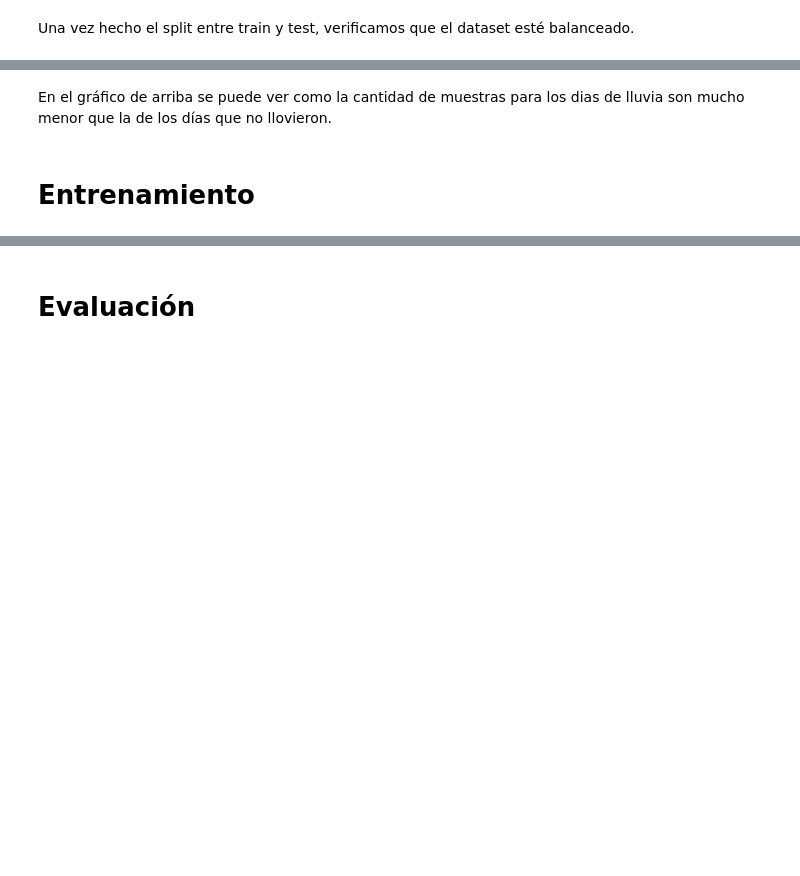
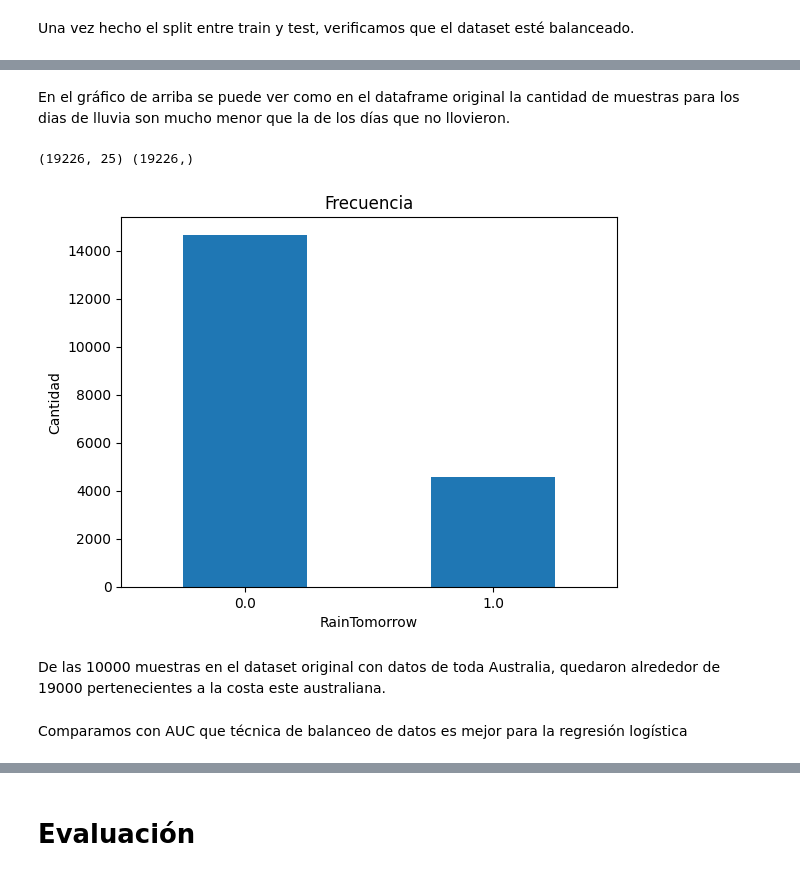
Before and after one commit to itssofiarce/AA1-TUIA-Petetta-Arce, a Jupyter notebook: TP_integrador_AA1_RL.ipynb, the cells around one changed output, grey strips where cells are left out. Saved outputs shown, nothing was run; the diff lists cells and outputs as text; code cells hidden in the pictures; blank space fills up the shorter version.

```diff
--- a/TP_integrador_AA1_RL.ipynb
+++ b/TP_integrador_AA1_RL.ipynb
@@ -149,7 +150,7 @@ class BoolYNDropperEncoder(BaseEstimator, TransformerMixin):
 
     def transform(self, X):
       X.dropna(subset=['RainToday'], inplace=True)
-      #X['RainTomorrow'] = X['RainTomorrow'].map({'No': 0, 'Yes': 1}).astype(float)
+      X['RainTomorrow'] = X['RainTomorrow'].map({'No': 0, 'Yes': 1}).astype(float)
       X['RainToday'] = X['RainToday'].map({'No': 0, 'Yes': 1}).astype(float)
 
       return X
@@ -159,7 +160,7 @@ class Standarizer(BaseEstimator, TransformerMixin):
       return self
   def transform(self, X):
     # Exclusión de variables booleanas y RainfallTmorrow porque no serán estandarizaradas
-    exc_c = ['RainToday']#,'RainTomorrow' ,'Canberra','Cobar', 'Dartmoor', 'Melbourne', 'MelbourneAirport', 'MountGambier', 'Sydney', 'SydneyAirport']
+    exc_c = ['RainToday', 'RainTomorrow']#, ,'Canberra','Cobar', 'Dartmoor', 'Melbourne', 'MelbourneAirport', 'MountGambier', 'Sydney', 'SydneyAirport']
 
     # Estandarización
     df_sub = X[[col for col in X.columns if col not in exc_c]]
@@ -200,17 +201,17 @@ class RLValDropper(BaseEstimator, TransformerMixin):
     return X
 # %%
 preprocessor = Pipeline([
+     ('drop_null_val_rl', RLValDropper()),
      ('drop_not_needed_features', ColDropper()),
-     #('drop_nor_needed_locations',LocDropper()),
-     #('yes_no_dropper_encoder', BoolYNDropperEncoder()),
-     #('fill_null_cat', CatFiller()),
-     #('fill_num_cat', NumFiller()),
-     #('encode_loc', LocEncoder()),
-     #('encode_wind_dir', CoordRecat()),
-     #('reset_index',ResetIndex()),
-     #('treat_outliers',OutliersTreater()),
-     # ('standariza_values', Standarizer()),
-     # ('drop_null_val_rl', RLValDropper())
+     ('drop_nor_needed_locations',LocDropper()),
+     ('yes_no_dropper_encoder', BoolYNDropperEncoder()),
+     ('fill_null_cat', CatFiller()),
+     ('fill_num_cat', NumFiller()),
+     ('encode_loc', LocEncoder()),
+     ('encode_wind_dir', CoordRecat()),
+     ('reset_index',ResetIndex()),
+     ('treat_outliers',OutliersTreater()),
+     ('standariza_values', Standarizer())
 ])
 # %% [markdown]
 # Train-Test split
@@ -252,0 +248,13 @@ df_train.describe()
+# %%
+def plot_balance(df):
+  ### Balance de datos:
+  rain_classes = pd.value_counts(df['RainTomorrow'], sort = True)
+  rain_classes.plot(kind = 'bar', rot=0)
+  plt.xticks(range(2))
+  plt.title("Frecuencia")
+  plt.xlabel("RainTomorrow")
+  plt.ylabel("Cantidad")
+  X_train_resampled=df.drop(['RainTomorrow'], axis=1)
+  y_train_resampled=df['RainTomorrow']
+  print(X_train_resampled.shape, y_train_resampled.shape)
+  plt.show()
@@ -266,4 +283,11 @@ Text(0, 0.5, 'Cantidad')
 # %% [markdown]
-En el gráfico de arriba se puede ver como la cantidad de muestras para los dias de lluvia son mucho menor que la de los días que no llovieron.
+En el gráfico de arriba se puede ver como en el dataframe original la cantidad de muestras para los dias de lluvia son mucho menor que la de los días que no llovieron.
-# %% [markdown]
-# Entrenamiento
+# %%
+plot_balance(df_train)
+# %% [output]
+(19226, 25) (19226,)
+[figure, added]
+# %% [markdown]
+De las 10000 muestras en el dataset original con datos de toda Australia, quedaron alrededor de 19000 pertenecientes a la costa este australiana.
+# %% [markdown]
+Comparamos con AUC que técnica de balanceo de datos es mejor para la regresión logística
```
Also changed, not shown: parts of 38 cells of this notebook.
